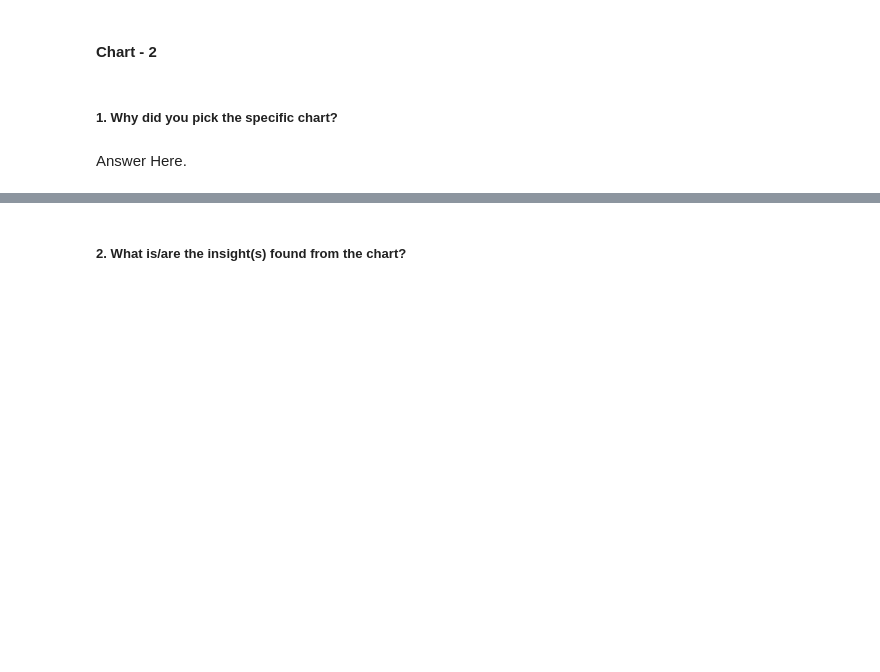
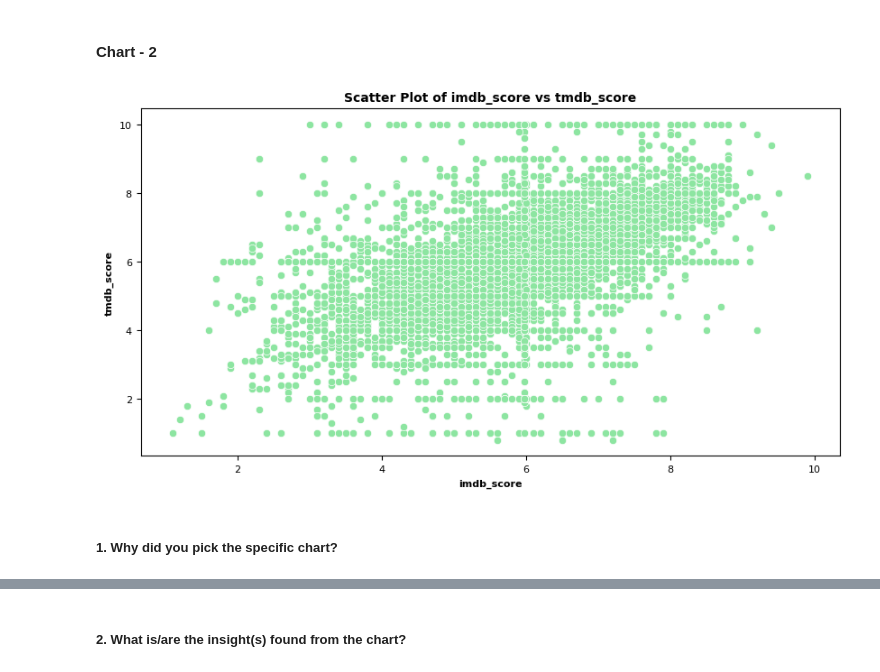
Before and after one commit to Giraj12/EDA--Capstone-Project, a Jupyter notebook: Amazon_Shows_EDA_.ipynb, the cells around one changed output, grey strips where cells are left out. Cells and saved outputs as stored; diff of their text form; code cells hidden in the pictures; blank space fills up the shorter version.

```diff
--- a/Amazon_Shows_EDA_.ipynb
+++ b/Amazon_Shows_EDA_.ipynb
@@ -819,4 +965,15 @@ Answer Here
+# %%
+# Chart - 2 visualization code
+# Relation between imdb_score and tmdb_score--> Scatter plot
+fig,ax=plt.subplots(figsize=(10,5))
+sns.scatterplot(data=df_unique, x='imdb_score', y='tmdb_score',  color=sns.color_palette('pastel')[2],ax=ax)
+ax.set_title('Scatter Plot of imdb_score vs tmdb_score', fontdict={'fontsize': 10, 'fontweight': 'bold'})
+ax.set_xlabel('imdb_score', fontdict={'fontsize': 8, 'fontweight': 'bold'})
+ax.set_ylabel('tmdb_score', fontdict={'fontsize': 8, 'fontweight': 'bold'})
+ax.tick_params(axis='x', labelsize=8)
+ax.tick_params(axis='y', labelsize=8)
+plt.show()
+# %% [output]
+[figure, added]
 # %% [markdown]
 ##### 1. Why did you pick the specific chart?
-# %% [markdown]
-Answer Here.
```
Also changed, not shown: parts of 52 cells of this notebook.
